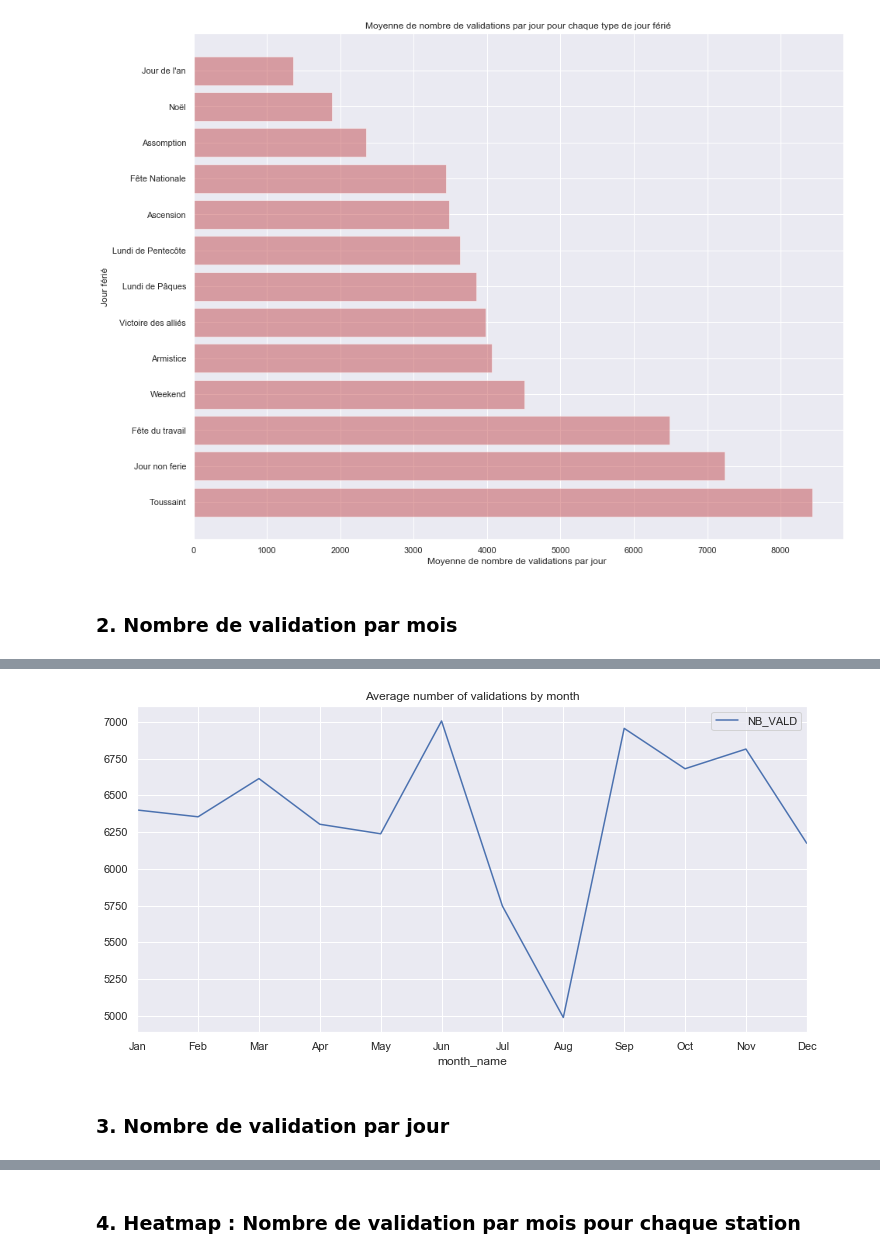
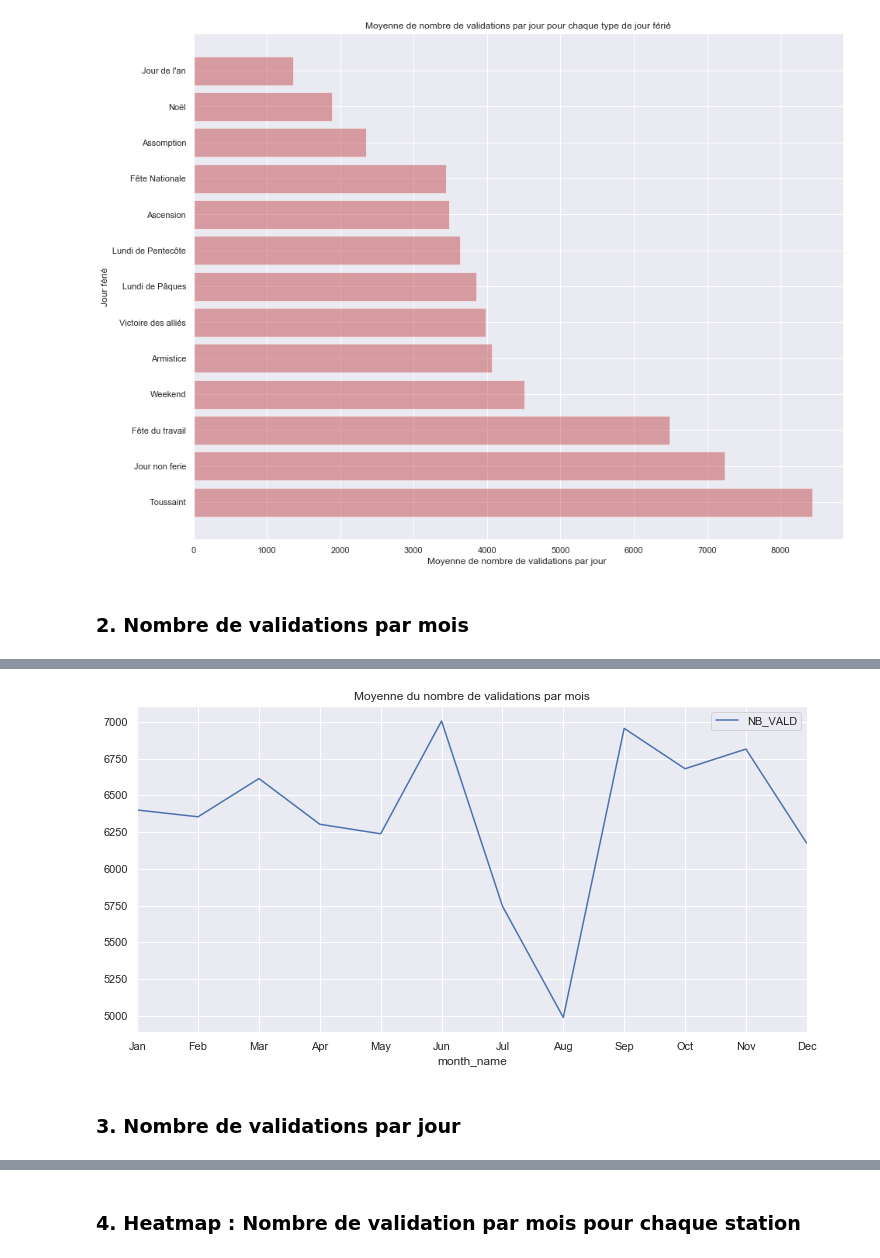
Before and after one commit to p-desaintchamas/datacamp-challenge-creation, a Jupyter notebook: merge_aggregate_data.ipynb, the cells around one changed output, grey strips where cells are left out. Drawn from its saved outputs; the diff is of its cells as text; code cells hidden in the pictures.

```diff
--- a/merge_aggregate_data.ipynb
+++ b/merge_aggregate_data.ipynb
@@ -479,7 +479,7 @@ plt.show()
 # %% [output]
 [figure]
 # %% [markdown]
-### 2. Nombre de validation par mois
+### 2. Nombre de validations par mois
 # %%
 # Feature Engineering : Month
 df_merged['mois'] = df_merged['JOUR'].apply( lambda val: val.month)
@@ -494,15 +494,15 @@ df_merged.head()
 # %%
 data_vis = df_merged.copy()
 data_vis['month_name'] = df_merged['JOUR'].apply( lambda val: val.month)
 data_vis = data_vis.groupby('month_name').agg({'NB_VALD': 'mean'}).plot(figsize=(12,6))
 ticks = list(range(1, 13, 1)) # points on the x axis where labels appear
 labels = 'Jan', 'Feb', 'Mar', 'Apr', 'May', 'Jun', 'Jul', 'Aug', 'Sep', 'Oct', 'Nov', 'Dec'
 plt.xticks(ticks,labels)
-plt.title('Average number of validations by month');
+plt.title('Moyenne du nombre de validations par mois');
 # %% [output]
-[figure, old version]
+[figure, new version]
 # %% [markdown]
-### 3. Nombre de validation par jour
+### 3. Nombre de validations par jour
 # %%
 ## Feature Engineering : Nom_jour
 
```
Also changed, not shown: parts of 2 cells of this notebook.
